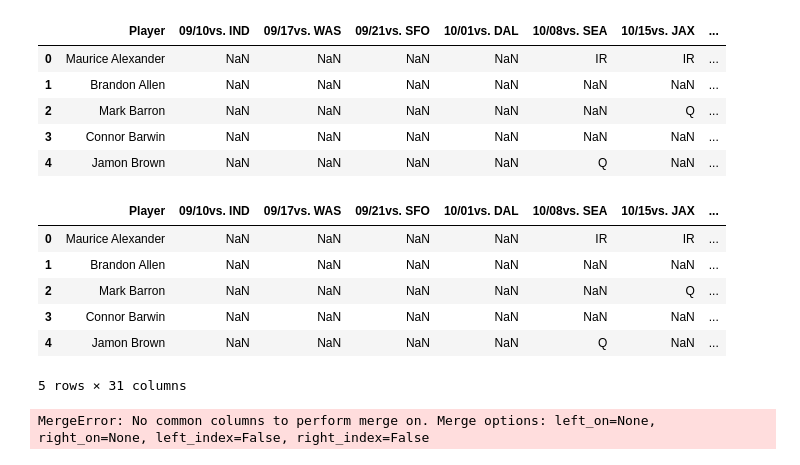
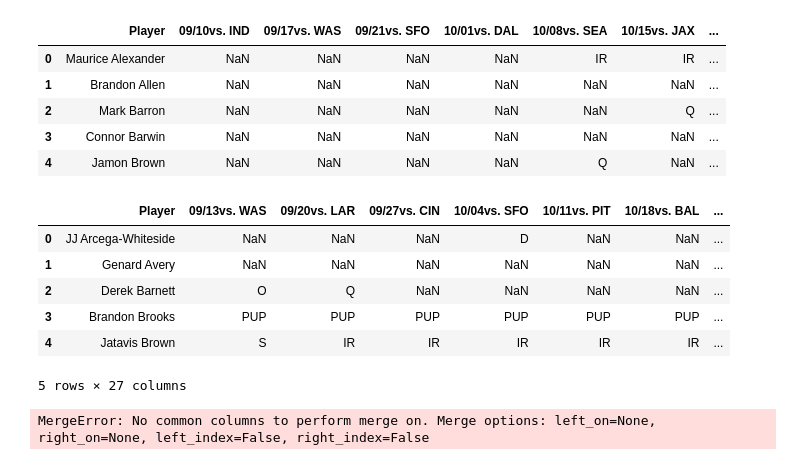
Before and after one commit to ClintNanney/Capstone, a Jupyter notebook: notebooks/capstone eda.ipynb, the cells around one changed output. Saved outputs shown, nothing was run; the diff lists cells and outputs as text; code cells hidden in the pictures.

```diff
--- a/notebooks/capstone eda.ipynb
+++ b/notebooks/capstone eda.ipynb
@@ -1206,13 +1394,20 @@ rams2020_df = pd.read_csv('../fix_data/rams2020.csv')
+# %%
+eagles2015_df = pd.read_csv('../fix_data/eagles2015.csv')
+eagles2016_df = pd.read_csv('../fix_data/eagles2016.csv')
+eagles2017_df = pd.read_csv('../fix_data/eagles2017.csv')
+eagles2018_df = pd.read_csv('../fix_data/eagles2018.csv')
+eagles2019_df = pd.read_csv('../fix_data/eagles2019.csv')
+eagles2020_df = pd.read_csv('../fix_data/eagles2020.csv')
 # %%
-rams2017_df.head()
+eagles2020_df.head()
 # %% [output]
-|  | Player | 09/10vs. IND | 09/17vs. WAS | 09/21vs. SFO | 10/01vs. DAL | 10/08vs. SEA | 10/15vs. JAX | ... |
-| 0 | Maurice Alexander | NaN | NaN | NaN | NaN | IR | IR | ... |
-| 1 | Brandon Allen | NaN | NaN | NaN | NaN | NaN | NaN | ... |
-| 2 | Mark Barron | NaN | NaN | NaN | NaN | NaN | Q | ... |
-| 3 | Connor Barwin | NaN | NaN | NaN | NaN | NaN | NaN | ... |
-| 4 | Jamon Brown | NaN | NaN | NaN | NaN | Q | NaN | ... |
+|  | Player | 09/13vs. WAS | 09/20vs. LAR | 09/27vs. CIN | 10/04vs. SFO | 10/11vs. PIT | 10/18vs. BAL | ... |
+| 0 | JJ Arcega-Whiteside | NaN | NaN | NaN | D | NaN | NaN | ... |
+| 1 | Genard Avery | NaN | NaN | NaN | NaN | NaN | NaN | ... |
+| 2 | Derek Barnett | O | Q | NaN | NaN | NaN | NaN | ... |
+| 3 | Brandon Brooks | PUP | PUP | PUP | PUP | PUP | PUP | ... |
+| 4 | Jatavis Brown | S | IR | IR | IR | IR | IR | ... |
-5 rows × 31 columns
+5 rows × 27 columns
 # %%
 oakland_2015 = pd.merge(oakland5, rai1, how = 'left')
 oakland_2016 = pd.merge(oakland6, rai2, how = 'left')
```
Also changed, not shown: parts of 16 cells of this notebook.
